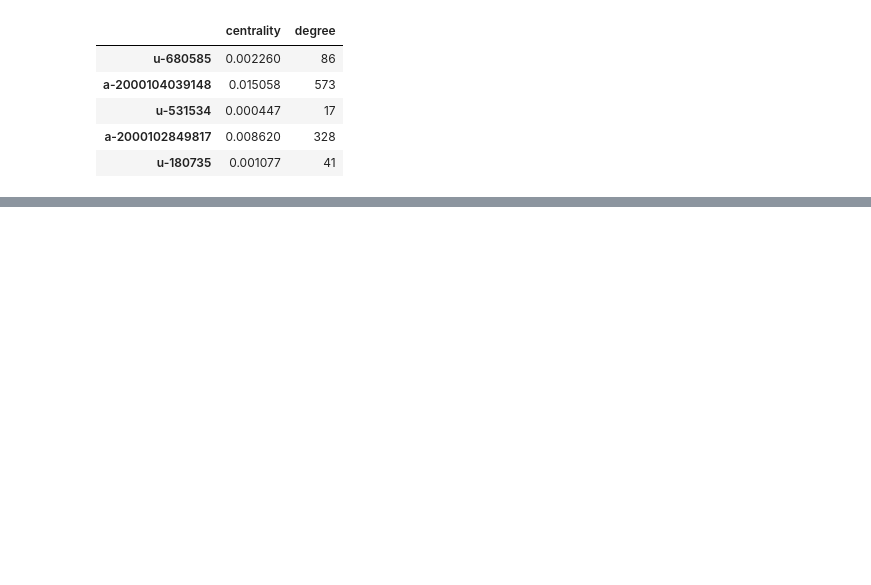
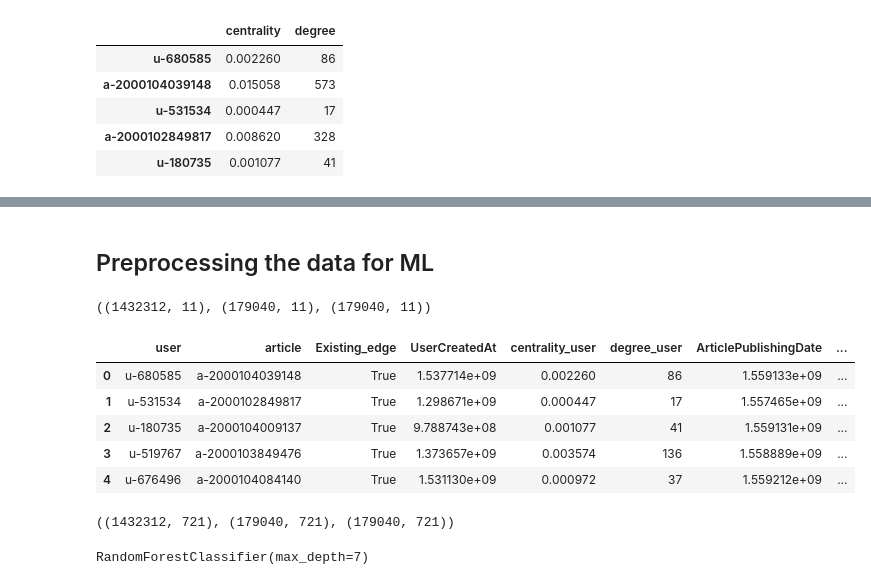
Before and after one commit to RomanGrebnev/sna_link_prediction, a Jupyter notebook: notebooks/ndl_prediction_dataloader.ipynb, the cells around one changed output, grey strips where cells are left out. Cells and saved outputs as stored; diff of their text form; code cells hidden in the pictures; blank space fills up the shorter version.

```diff
--- a/notebooks/ndl_prediction_dataloader.ipynb
+++ b/notebooks/ndl_prediction_dataloader.ipynb
@@ -118,0 +230,6 @@ graph_features_df.to_csv("./ndl_similarity/graph_features.csv")
+# %% [markdown]
+## Preprocessing the data for ML
+# %%
+train_edge_df = pd.read_csv("../data/train_edge_df.csv")
+val_edge_df = pd.read_csv("../data/val_edge_df.csv")
+test_edge_df = pd.read_csv("../data/test_edge_df.csv")
@@ -118,0 +246,17 @@ graph_features_df.to_csv("./ndl_similarity/graph_features.csv")
+# %%
+train_edge_df.shape, val_edge_df.shape, test_edge_df.shape
+# %% [output]
+((1432312, 11), (179040, 11), (179040, 11))
+# %%
+train_edge_df["TrainTestVal"] = "train"
+val_edge_df["TrainTestVal"] = "val"
+test_edge_df["TrainTestVal"] = "test"
+total_df = pd.concat([train_edge_df, val_edge_df, test_edge_df])
+total_df.head()
+# %% [output]
+|  | user | article | Existing_edge | UserCreatedAt | centrality_user | degree_user | ArticlePublishingDate | ... |
+| 0 | u-680585 | a-2000104039148 | True | 1.537714e+09 | 0.002260 | 86 | 1.559133e+09 | ... |
+| 1 | u-531534 | a-2000102849817 | True | 1.298671e+09 | 0.000447 | 17 | 1.557465e+09 | ... |
+| 2 | u-180735 | a-2000104009137 | True | 9.788743e+08 | 0.001077 | 41 | 1.559131e+09 | ... |
+| 3 | u-519767 | a-2000103849476 | True | 1.373657e+09 | 0.003574 | 136 | 1.558889e+09 | ... |
+| 4 | u-676496 | a-2000104084140 | True | 1.531130e+09 | 0.000972 | 37 | 1.559212e+09 | ... |
@@ -118,0 +270,4 @@ graph_features_df.to_csv("./ndl_similarity/graph_features.csv")
+# %%
+train_edge_df.shape, val_edge_df.shape, test_edge_df.shape
+# %% [output]
+((1432312, 721), (179040, 721), (179040, 721))
@@ -118,0 +283,8 @@ graph_features_df.to_csv("./ndl_similarity/graph_features.csv")
+# %%
+# model definition
+
+rf = RandomForestClassifier(n_estimators=100, max_depth=7)
+
+rf.fit(X_train, y_train)
+# %% [output]
+RandomForestClassifier(max_depth=7)
```
Also changed, not shown: parts of 26 cells of this notebook, 1 other file.
